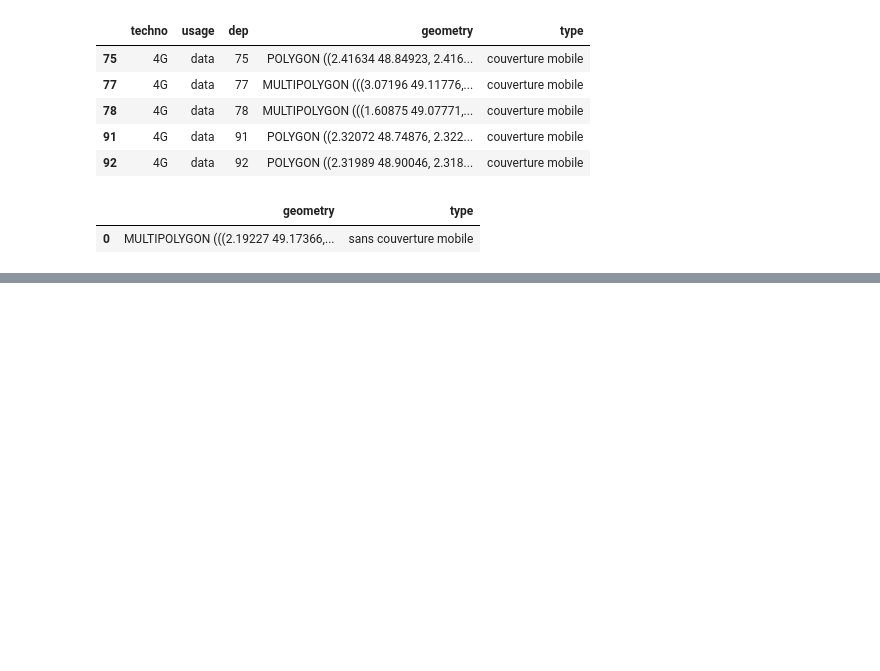
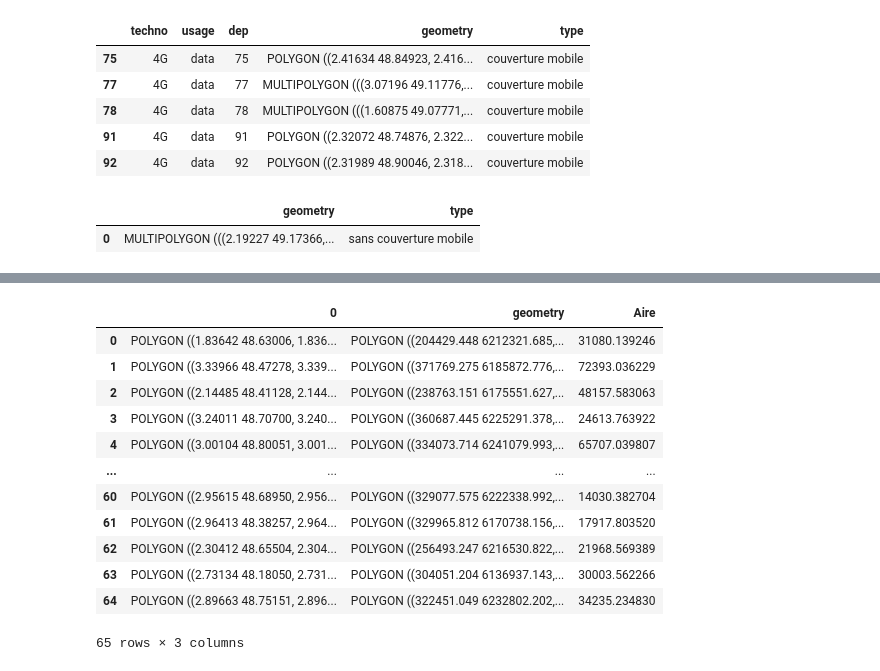
Before and after one commit to LeelaTEnsae/Projet, a Jupyter notebook: Visualisation.ipynb, the cells around one changed output, grey strips where cells are left out. Drawn from its saved outputs; the diff is of its cells as text; code cells hidden in the pictures; blank space fills up the shorter version.

```diff
--- a/Visualisation.ipynb
+++ b/Visualisation.ipynb
@@ -372,0 +343,18 @@ centre[centre.index == 8].plot_bokeh()
+# %%
+centre = centre.to_crs(epsg = 3857)
+centre["Aire"] = centre.area
+centre
+# %% [output]
+|  | 0 | geometry | Aire |
+| 0 | POLYGON ((1.83642 48.63006, 1.836... | POLYGON ((204429.448 6212321.685,... | 31080.139246 |
+| 1 | POLYGON ((3.33966 48.47278, 3.339... | POLYGON ((371769.275 6185872.776,... | 72393.036229 |
+| 2 | POLYGON ((2.14485 48.41128, 2.144... | POLYGON ((238763.151 6175551.627,... | 48157.583063 |
+| 3 | POLYGON ((3.24011 48.70700, 3.240... | POLYGON ((360687.445 6225291.378,... | 24613.763922 |
+| 4 | POLYGON ((3.00104 48.80051, 3.001... | POLYGON ((334073.714 6241079.993,... | 65707.039807 |
+| ... | ... | ... | ... |
+| 60 | POLYGON ((2.95615 48.68950, 2.956... | POLYGON ((329077.575 6222338.992,... | 14030.382704 |
+| 61 | POLYGON ((2.96413 48.38257, 2.964... | POLYGON ((329965.812 6170738.156,... | 17917.803520 |
+| 62 | POLYGON ((2.30412 48.65504, 2.304... | POLYGON ((256493.247 6216530.822,... | 21968.569389 |
+| 63 | POLYGON ((2.73134 48.18050, 2.731... | POLYGON ((304051.204 6136937.143,... | 30003.562266 |
+| 64 | POLYGON ((2.89663 48.75151, 2.896... | POLYGON ((322451.049 6232802.202,... | 34235.234830 |
+65 rows × 3 columns
```
Also changed, not shown: parts of 43 cells of this notebook, 3 other files.
